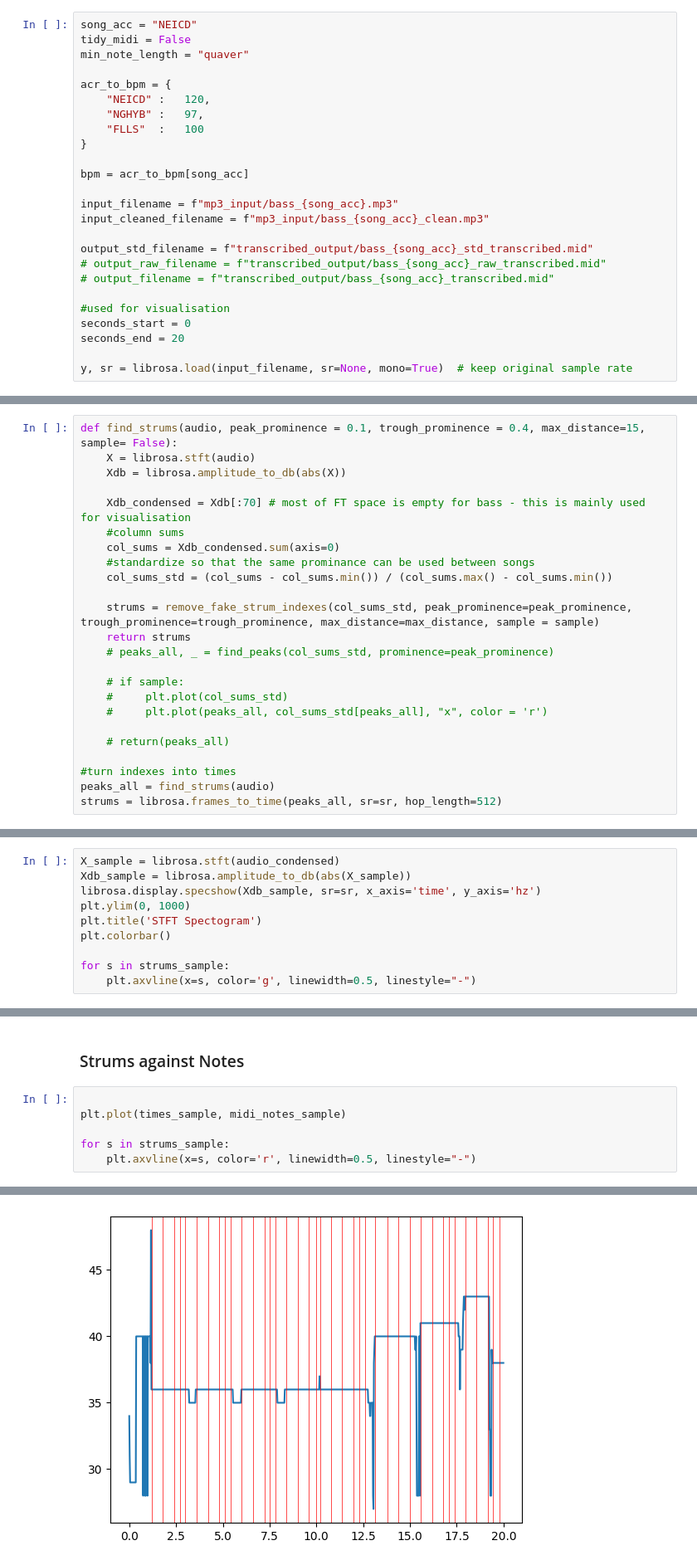
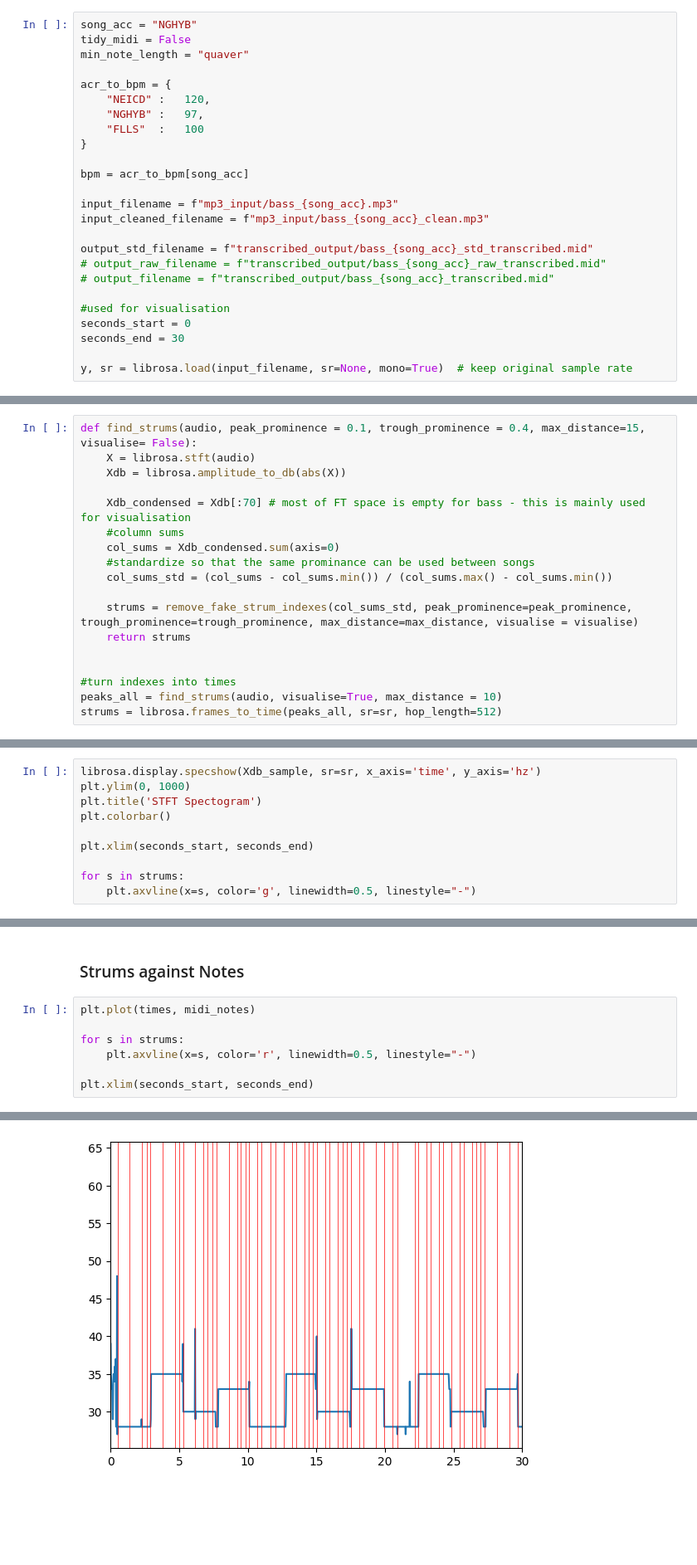
Before and after one commit to RosieBi/Bass_Learning, a Jupyter notebook: Music_Transcription/mp3_to_midi_bass_pipeline_strum_split.ipynb, the cells around one changed output, grey strips where cells are left out. Shown: that part at 83% size. Saved outputs shown, nothing was run; the diff lists cells and outputs as text; blank space fills up the shorter version.

Commit message:
visualisations match what the audio is doing rather than making separate sample values which were not consistent with the overall audio values I was constructing the midi with

```diff
--- a/Music_Transcription/mp3_to_midi_bass_pipeline_strum_split.ipynb
+++ b/Music_Transcription/mp3_to_midi_bass_pipeline_strum_split.ipynb
@@ -11,5 +14,5 @@ from scipy.signal import butter, lfilter
 # %%
-song_acc = "NEICD"
+song_acc = "NGHYB"
 tidy_midi = False
 min_note_length = "quaver"
 
@@ -30,7 +33,7 @@ output_std_filename = f"transcribed_output/bass_{song_acc}_std_transcribed.mid"
 
 #used for visualisation
 seconds_start = 0
-seconds_end = 20
+seconds_end = 30
 
 y, sr = librosa.load(input_filename, sr=None, mono=True)  # keep original sample rate
 # %% [markdown]
@@ -166,5 +149,5 @@ def remove_fake_strum_indexes(col_sums, peak_prominence, trough_prominence, max_
 # %%
-def find_strums(audio, peak_prominence = 0.1, trough_prominence = 0.4, max_distance=15, sample= False):
+def find_strums(audio, peak_prominence = 0.1, trough_prominence = 0.4, max_distance=15, visualise= False):
     X = librosa.stft(audio)
     Xdb = librosa.amplitude_to_db(abs(X))
 
@@ -174,16 +157,10 @@ def find_strums(audio, peak_prominence = 0.1, trough_prominence = 0.4, max_dista
     #standardize so that the same prominance can be used between songs
     col_sums_std = (col_sums - col_sums.min()) / (col_sums.max() - col_sums.min())
 
-    strums = remove_fake_strum_indexes(col_sums_std, peak_prominence=peak_prominence, trough_prominence=trough_prominence, max_distance=max_distance, sample = sample)
+    strums = remove_fake_strum_indexes(col_sums_std, peak_prominence=peak_prominence, trough_prominence=trough_prominence, max_distance=max_distance, visualise = visualise)
     return strums
-    # peaks_all, _ = find_peaks(col_sums_std, prominence=peak_prominence)
 
-    # if sample:
-    #     plt.plot(col_sums_std)
-    #     plt.plot(peaks_all, col_sums_std[peaks_all], "x", color = 'r')
-
-    # return(peaks_all)
 
 #turn indexes into times
-peaks_all = find_strums(audio)
+peaks_all = find_strums(audio, visualise=True, max_distance = 10)
 strums = librosa.frames_to_time(peaks_all, sr=sr, hop_length=512)
@@ -196,11 +179,11 @@ strums_sample = librosa.frames_to_time(peaks_sample, sr=sr, hop_length=512)
 # %%
-X_sample = librosa.stft(audio_condensed)
-Xdb_sample = librosa.amplitude_to_db(abs(X_sample))
 librosa.display.specshow(Xdb_sample, sr=sr, x_axis='time', y_axis='hz')
 plt.ylim(0, 1000)
 plt.title('STFT Spectogram')
 plt.colorbar()
 
-for s in strums_sample:
+plt.xlim(seconds_start, seconds_end)
+
+for s in strums:
     plt.axvline(x=s, color='g', linewidth=0.5, linestyle="-")
 # %% [output]
@@ -224,9 +207,10 @@ for bar in bar_time_pred:
 # %% [markdown]
 ### Strums against Notes
 # %%
+plt.plot(times, midi_notes)
 
-plt.plot(times_sample, midi_notes_sample)
+for s in strums:
+    plt.axvline(x=s, color='r', linewidth=0.5, linestyle="-")
 
-for s in strums_sample:
-    plt.axvline(x=s, color='r', linewidth=0.5, linestyle="-")
+plt.xlim(seconds_start, seconds_end)
 # %% [output]
@@ -233,4 +218,4 @@ for s in strums_sample:
-[figure, old version]
+[figure, new version]
 # %%
 ### Make all notes in a strum equal to the mode
 # print(midi_notes_strums[1])
```
Also changed, not shown: parts of 13 cells of this notebook, 2 other files.
